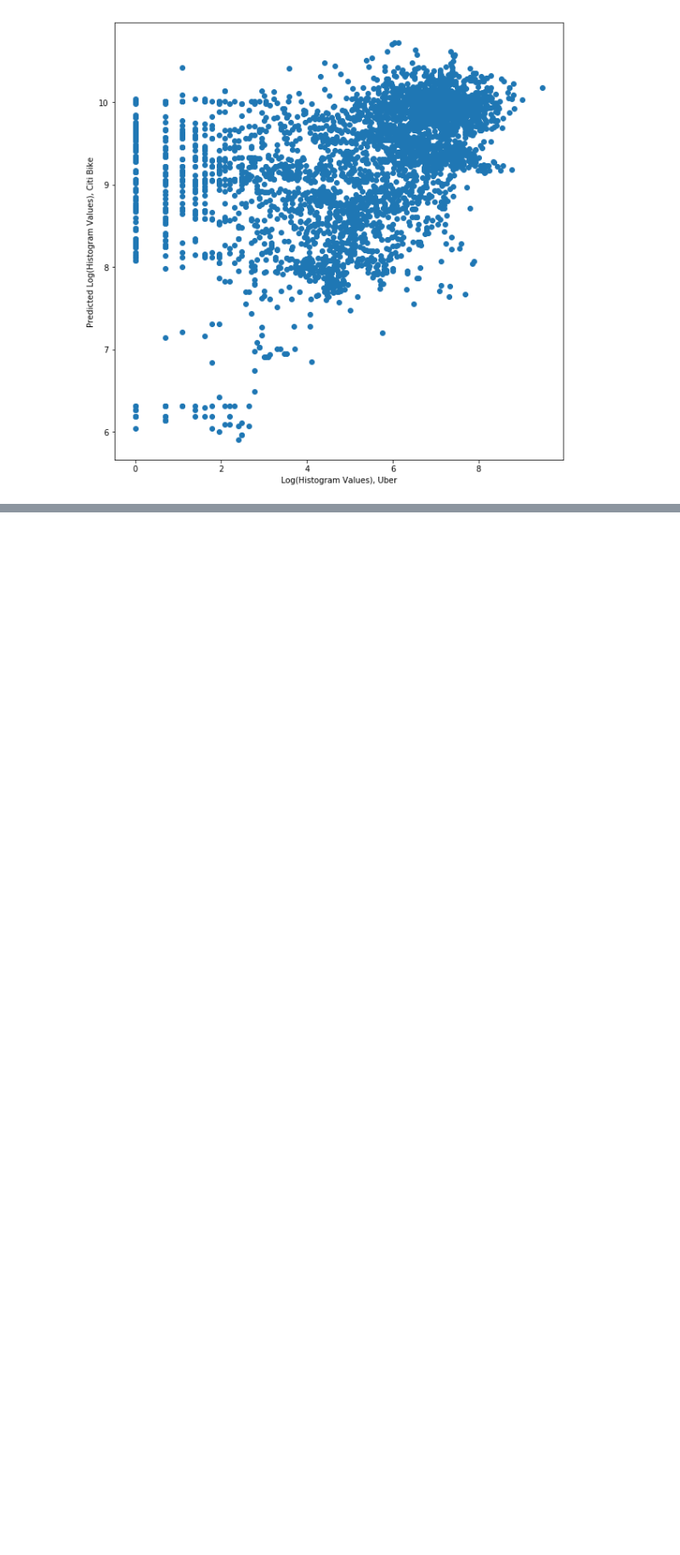
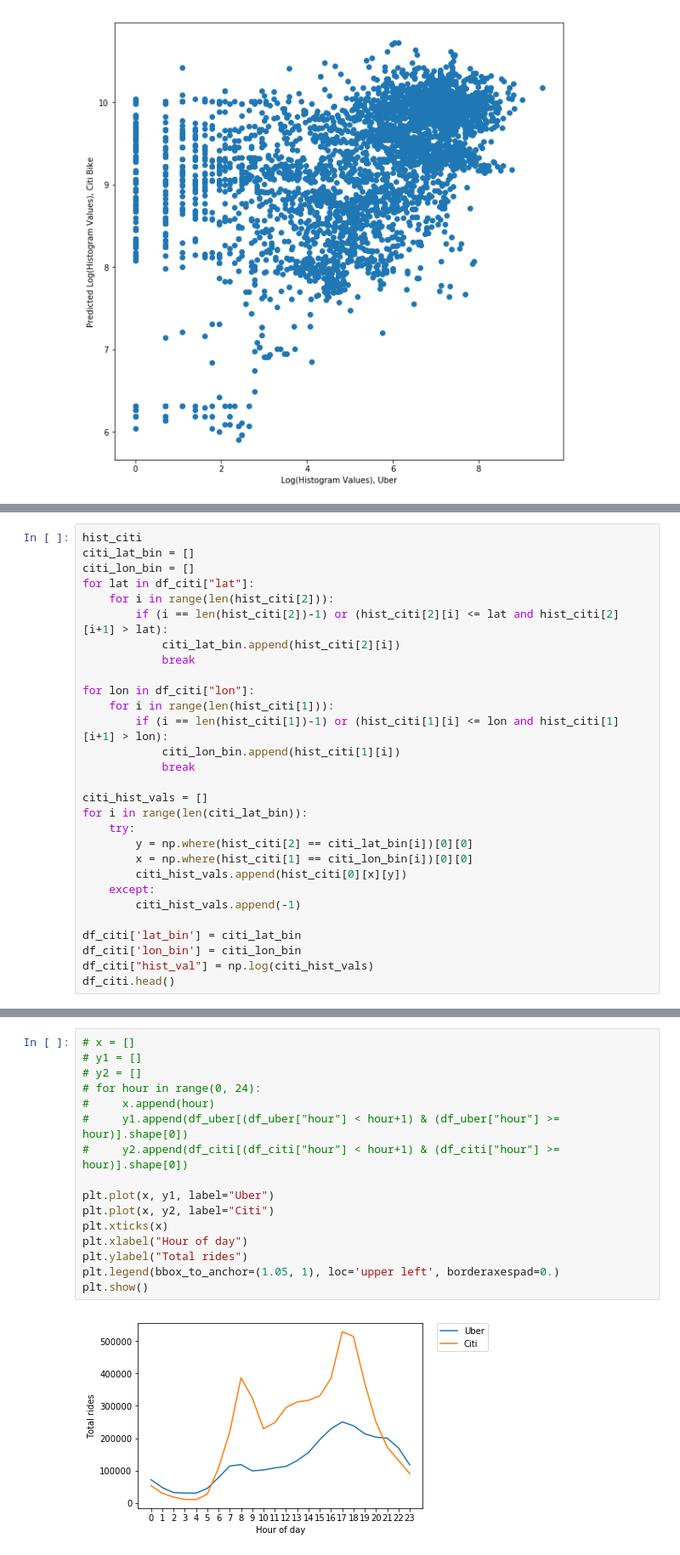
Before and after one commit to joheenc/Lionbase-Case-Study, a Jupyter notebook: Analysis.ipynb, the cells around one changed output, grey strips where cells are left out. Shown at 85% size. Saved outputs shown, nothing was run; the diff lists cells and outputs as text; blank space fills up the shorter version.

```diff
--- a/Analysis.ipynb
+++ b/Analysis.ipynb
@@ -326,0 +351,29 @@ hist_values_new.sort_values(by='lat', ascending=False).head(200)
+# %%
+hist_citi
+citi_lat_bin = []
+citi_lon_bin = []
+for lat in df_citi["lat"]:
+    for i in range(len(hist_citi[2])):
+        if (i == len(hist_citi[2])-1) or (hist_citi[2][i] <= lat and hist_citi[2][i+1] > lat):
+            citi_lat_bin.append(hist_citi[2][i])
+            break
+
+for lon in df_citi["lon"]:
+    for i in range(len(hist_citi[1])):
+        if (i == len(hist_citi[1])-1) or (hist_citi[1][i] <= lon and hist_citi[1][i+1] > lon):
+            citi_lon_bin.append(hist_citi[1][i])
+            break
+
+citi_hist_vals = []
+for i in range(len(citi_lat_bin)):
+    try:
+        y = np.where(hist_citi[2] == citi_lat_bin[i])[0][0]
+        x = np.where(hist_citi[1] == citi_lon_bin[i])[0][0]
+        citi_hist_vals.append(hist_citi[0][x][y])
+    except:
+        citi_hist_vals.append(-1)
+
+df_citi['lat_bin'] = citi_lat_bin
+df_citi['lon_bin'] = citi_lon_bin
+df_citi["hist_val"] = np.log(citi_hist_vals)
+df_citi.head()
@@ -326,0 +387,18 @@ hist_values_new.sort_values(by='lat', ascending=False).head(200)
+# %%
+# x = []
+# y1 = []
+# y2 = []
+# for hour in range(0, 24):
+#     x.append(hour)
+#     y1.append(df_uber[(df_uber["hour"] < hour+1) & (df_uber["hour"] >= hour)].shape[0])
+#     y2.append(df_citi[(df_citi["hour"] < hour+1) & (df_citi["hour"] >= hour)].shape[0])
+
+plt.plot(x, y1, label="Uber")
+plt.plot(x, y2, label="Citi")
+plt.xticks(x)
+plt.xlabel("Hour of day")
+plt.ylabel("Total rides")
+plt.legend(bbox_to_anchor=(1.05, 1), loc='upper left', borderaxespad=0.)
+plt.show()
+# %% [output]
+[figure, added]
```
Also changed, not shown: parts of 9 cells of this notebook.
